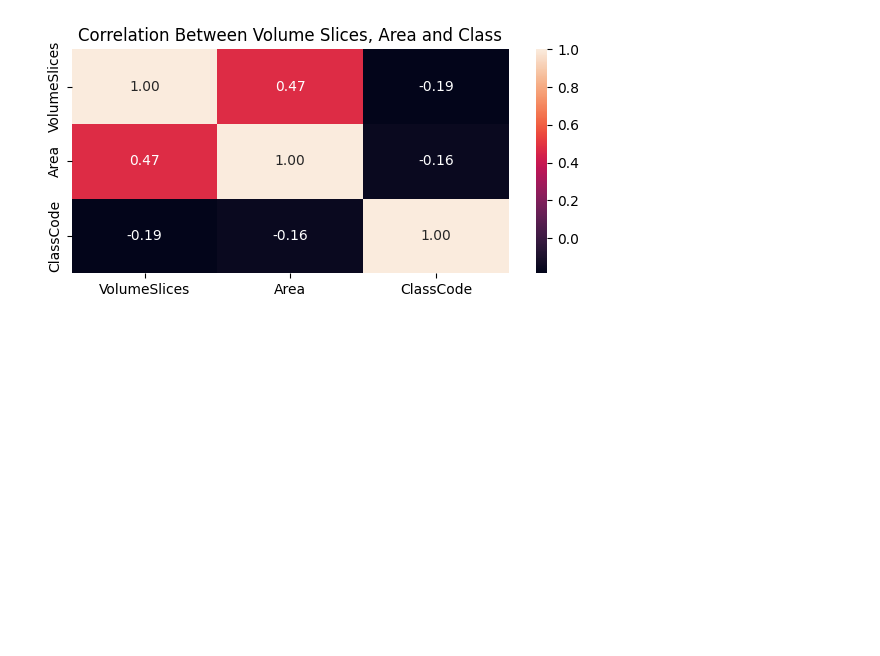
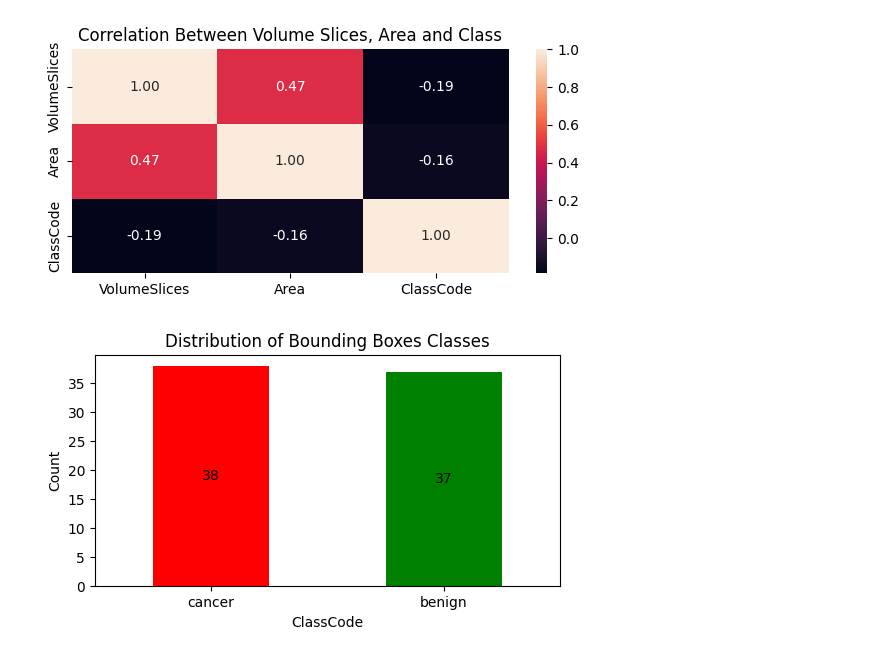
Before and after one commit to Carlos3du/picard-anomalydetection, a Jupyter notebook: cepc/notebooks/aed.ipynb, the cells around one changed output. Cells and saved outputs as stored; diff of their text form; code cells hidden in the pictures; blank space fills up the shorter version.

Commit message:
feat: star the data division

```diff
--- a/cepc/notebooks/aed.ipynb
+++ b/cepc/notebooks/aed.ipynb
@@ -189,3 +195,16 @@ plt.tight_layout()
 plt.show()
 # %% [output]
 [figure]
+# %%
+class_counts = anomaly_data['ClassCode'].value_counts()
+
+plt.figure(figsize=(6, 3))
+ax = class_counts.plot(kind='bar', color=['red', 'green'])
+plt.title('Distribution of Bounding Boxes Classes')
+plt.bar_label(ax.containers[0], label_type="center")
+plt.xlabel('ClassCode')
+plt.ylabel('Count')
+plt.xticks(ticks=range(len(class_map)), labels=class_map.keys(), rotation=0)
+plt.show()
+# %% [output]
+[figure, added]
```
Also changed, not shown: parts of 3 cells of this notebook, 5 other files.
